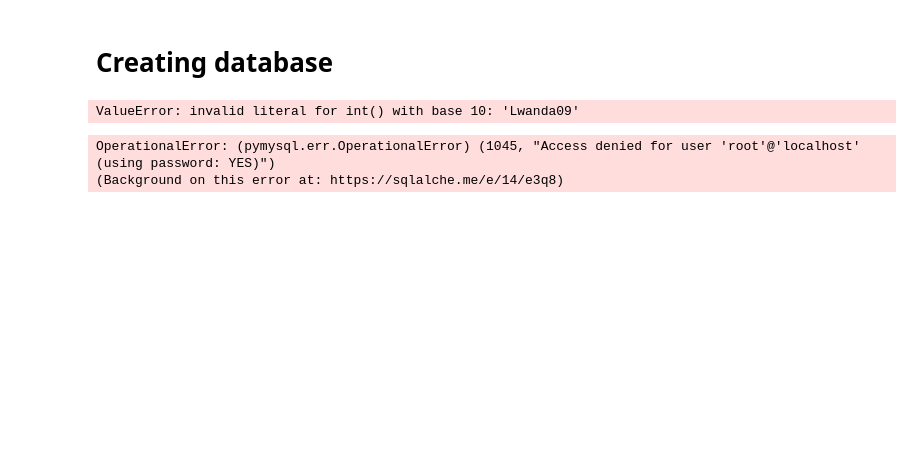
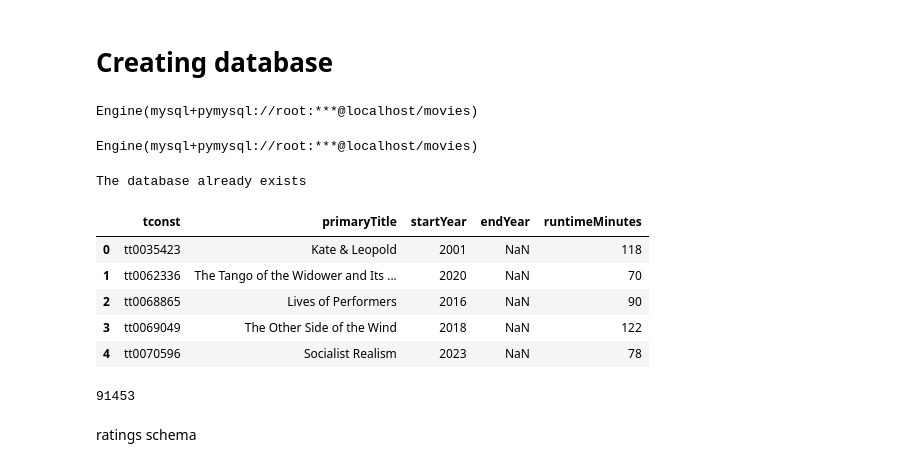
Before and after one commit to Noks06/ods-pt-data-enrichment-project, a Jupyter notebook: Project 3Part3.ipynb, the cells around one changed output. Saved outputs shown, nothing was run; the diff lists cells and outputs as text; code cells hidden in the pictures; blank space fills up the shorter version.

```diff
--- a/Project 3Part3.ipynb
+++ b/Project 3Part3.ipynb
@@ -296,14 +294,32 @@ connection_str = "mysql+pymysql://root:Lwanda09/movies"
+# %%
+username = "root"
+password = "Lwanda09" # (or whatever password you chose during mysql installation)
+db_name = "movies"
+connection = f"mysql+pymysql://{username}:{password}@localhost/{db_name}"
+
+engine = create_engine(connection)
+engine
+# %% [output]
+Engine(mysql+pymysql://root:***@localhost/movies)
 # %%
-engine = create_engine(connection_str)
+engine = create_engine(connection)
 engine
 # %% [output]
-ValueError: invalid literal for int() with base 10: 'Lwanda09'
+Engine(mysql+pymysql://root:***@localhost/movies)
 # %%
 # Check if the database exists. If not, create it.
-if database_exists(connection_str) == False:
-  create_database(connection_str)
+if database_exists(connection) == False:
+  create_database(connection)
 else:
   print('The database already exists')
 # %% [output]
-OperationalError: (pymysql.err.OperationalError) (1045, "Access denied for user 'root'@'localhost' (using password: YES)")
-(Background on this error at: https://sqlalche.me/e/14/e3q8)
+The database already exists
+# %%
+basic.head()
+# %% [output]
+|  | tconst | primaryTitle | startYear | endYear | runtimeMinutes |
+| 0 | tt0035423 | Kate & Leopold | 2001 | NaN | 118 |
+| 1 | tt0062336 | The Tango of the Widower and Its ... | 2020 | NaN | 70 |
+| 2 | tt0068865 | Lives of Performers | 2016 | NaN | 90 |
+| 3 | tt0069049 | The Other Side of the Wind | 2018 | NaN | 122 |
+| 4 | tt0070596 | Socialist Realism | 2023 | NaN | 78 |
@@ -320,3 +338,10 @@ df_schema = {
     'startYear':Float(),
     'endYear':Float(),
     'runtimeMinutes':Integer()}
+# %%
+# Save to sql with dtype and index=False
+basic.to_sql('title_basics',engine,dtype=df_schema,if_exists='replace',index=False)
+# %% [output]
+91453
+# %% [markdown]
+ratings schema
```
Also changed, not shown: parts of 13 cells of this notebook.
